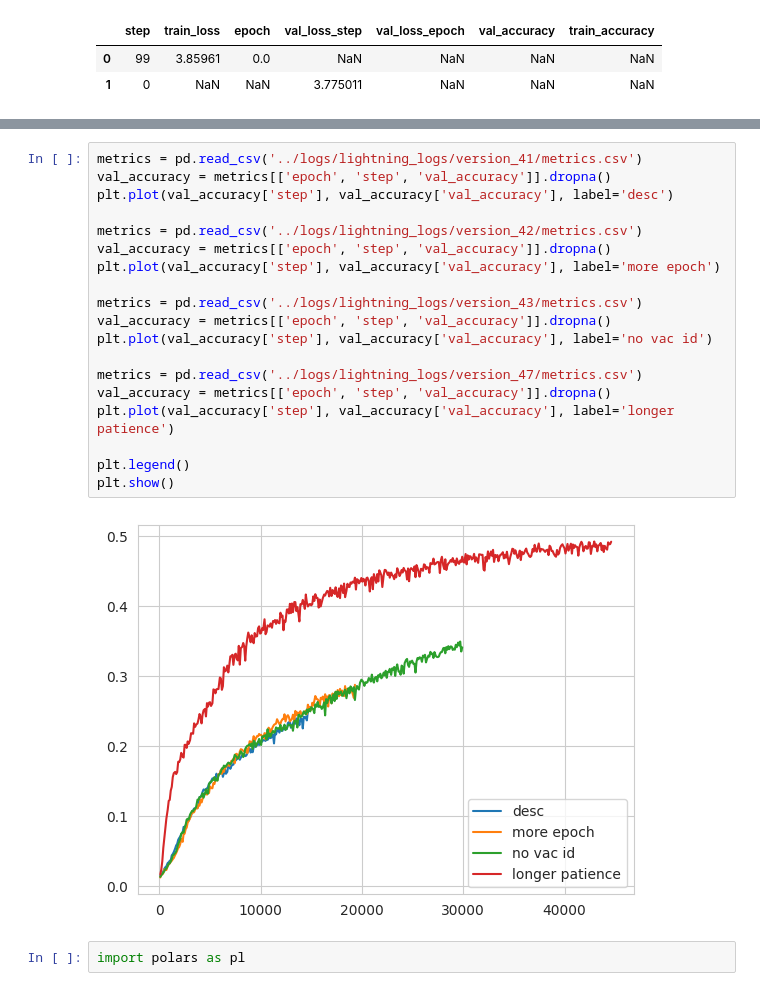
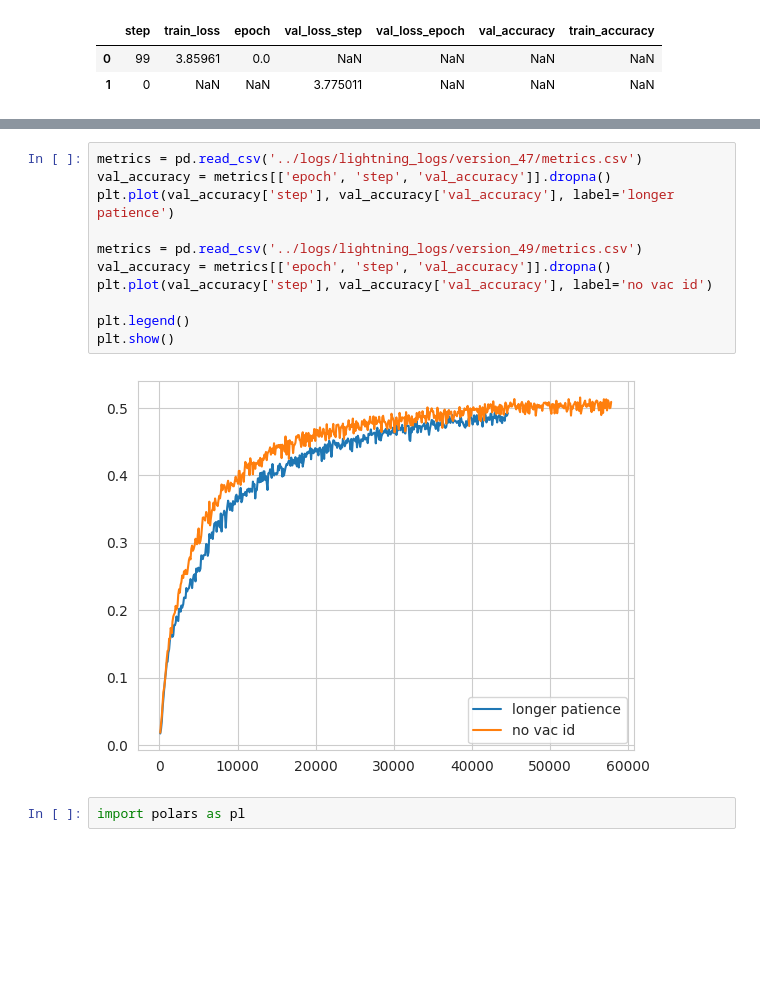
Before and after one commit to roma1n/hh-recsys-cometition, a Jupyter notebook: notebooks/model_application.ipynb, the cells around one changed output, grey strips where cells are left out. Drawn from its saved outputs; the diff is of its cells as text; blank space fills up the shorter version.

```diff
--- a/notebooks/model_application.ipynb
+++ b/notebooks/model_application.ipynb
@@ -44,24 +32,16 @@ plt.show()
 # %%
-metrics = pd.read_csv('../logs/lightning_logs/version_41/metrics.csv')
-val_accuracy = metrics[['epoch', 'step', 'val_accuracy']].dropna()
-plt.plot(val_accuracy['step'], val_accuracy['val_accuracy'], label='desc')
-
-metrics = pd.read_csv('../logs/lightning_logs/version_42/metrics.csv')
-val_accuracy = metrics[['epoch', 'step', 'val_accuracy']].dropna()
-plt.plot(val_accuracy['step'], val_accuracy['val_accuracy'], label='more epoch')
-
-metrics = pd.read_csv('../logs/lightning_logs/version_43/metrics.csv')
-val_accuracy = metrics[['epoch', 'step', 'val_accuracy']].dropna()
-plt.plot(val_accuracy['step'], val_accuracy['val_accuracy'], label='no vac id')
-
 metrics = pd.read_csv('../logs/lightning_logs/version_47/metrics.csv')
 val_accuracy = metrics[['epoch', 'step', 'val_accuracy']].dropna()
 plt.plot(val_accuracy['step'], val_accuracy['val_accuracy'], label='longer patience')
 
+metrics = pd.read_csv('../logs/lightning_logs/version_49/metrics.csv')
+val_accuracy = metrics[['epoch', 'step', 'val_accuracy']].dropna()
+plt.plot(val_accuracy['step'], val_accuracy['val_accuracy'], label='no vac id')
+
 plt.legend()
 plt.show()
 # %% [output]
-[figure, old version]
+[figure, new version]
 # %%
 import polars as pl
 # %%
```
Also changed, not shown: parts of 10 cells of this notebook, 7 other files.
